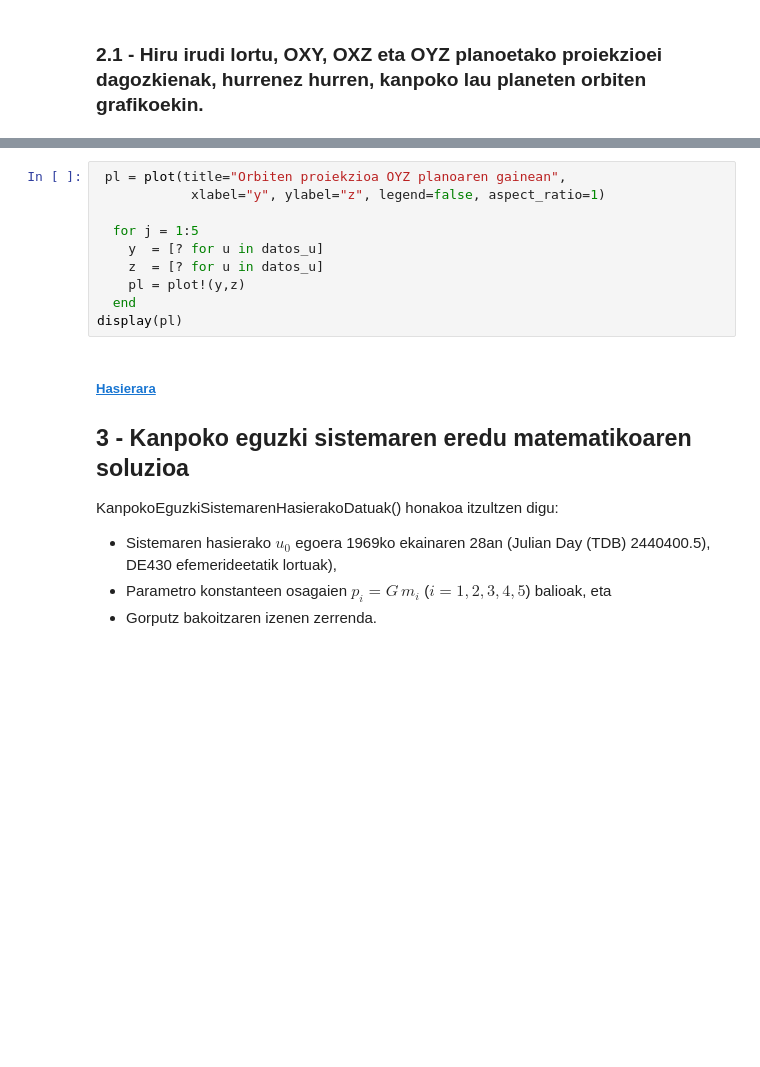
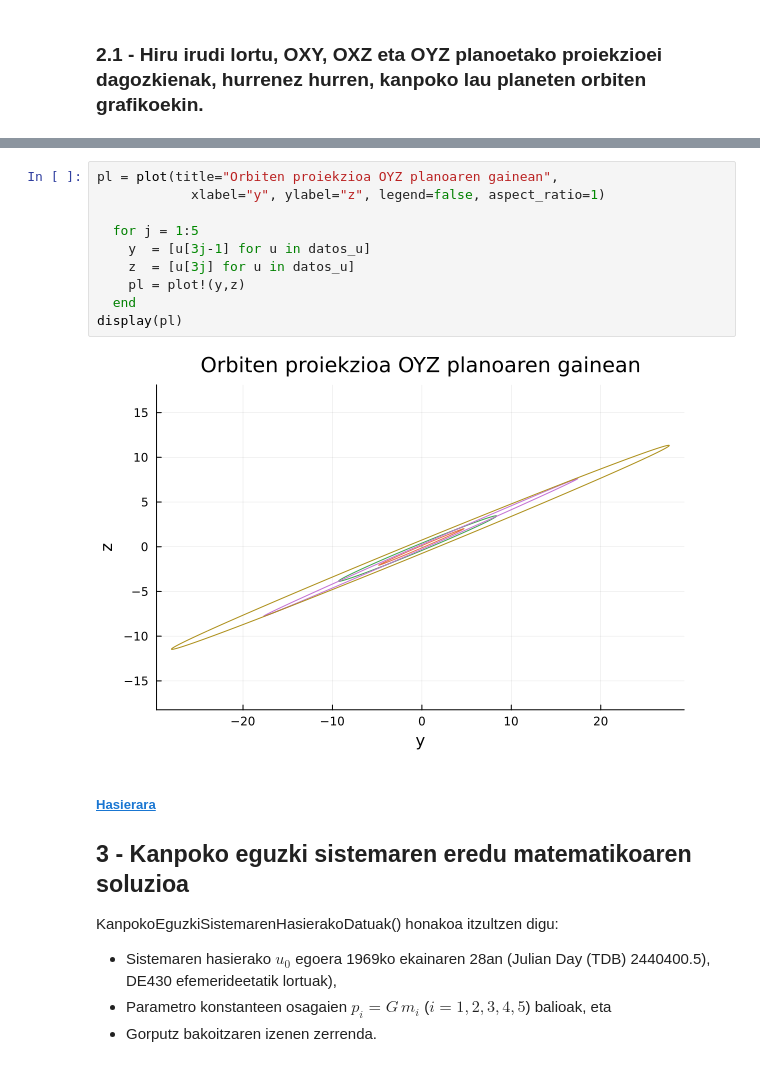
Before and after one commit to notoier/UPV-3.MAILA, a Jupyter notebook: Zientziarako Konputazioa/3.Gaia/1.Atala/lab31.ipynb, the cells around one changed output, grey strips where cells are left out. Drawn from its saved outputs; the diff is of its cells as text; blank space fills up the shorter version.

```diff
--- a/Zientziarako Konputazioa/3.Gaia/1.Atala/lab31.ipynb
+++ b/Zientziarako Konputazioa/3.Gaia/1.Atala/lab31.ipynb
@@ -179,13 +170,15 @@ display(pl)
 # %%
- pl = plot(title="Orbiten proiekzioa OYZ planoaren gainean",
+pl = plot(title="Orbiten proiekzioa OYZ planoaren gainean",
             xlabel="y", ylabel="z", legend=false, aspect_ratio=1)
 
   for j = 1:5
-    y  = [? for u in datos_u]
-    z  = [? for u in datos_u]
+    y  = [u[3j-1] for u in datos_u]
+    z  = [u[3j] for u in datos_u]
     pl = plot!(y,z)
   end
 display(pl)
+# %% [output]
+[figure, added]
 # %% [markdown]
 ##### <a href="#top">Hasierara</a>
 
```
Also changed, not shown: parts of 28 cells of this notebook, 10 other files.
